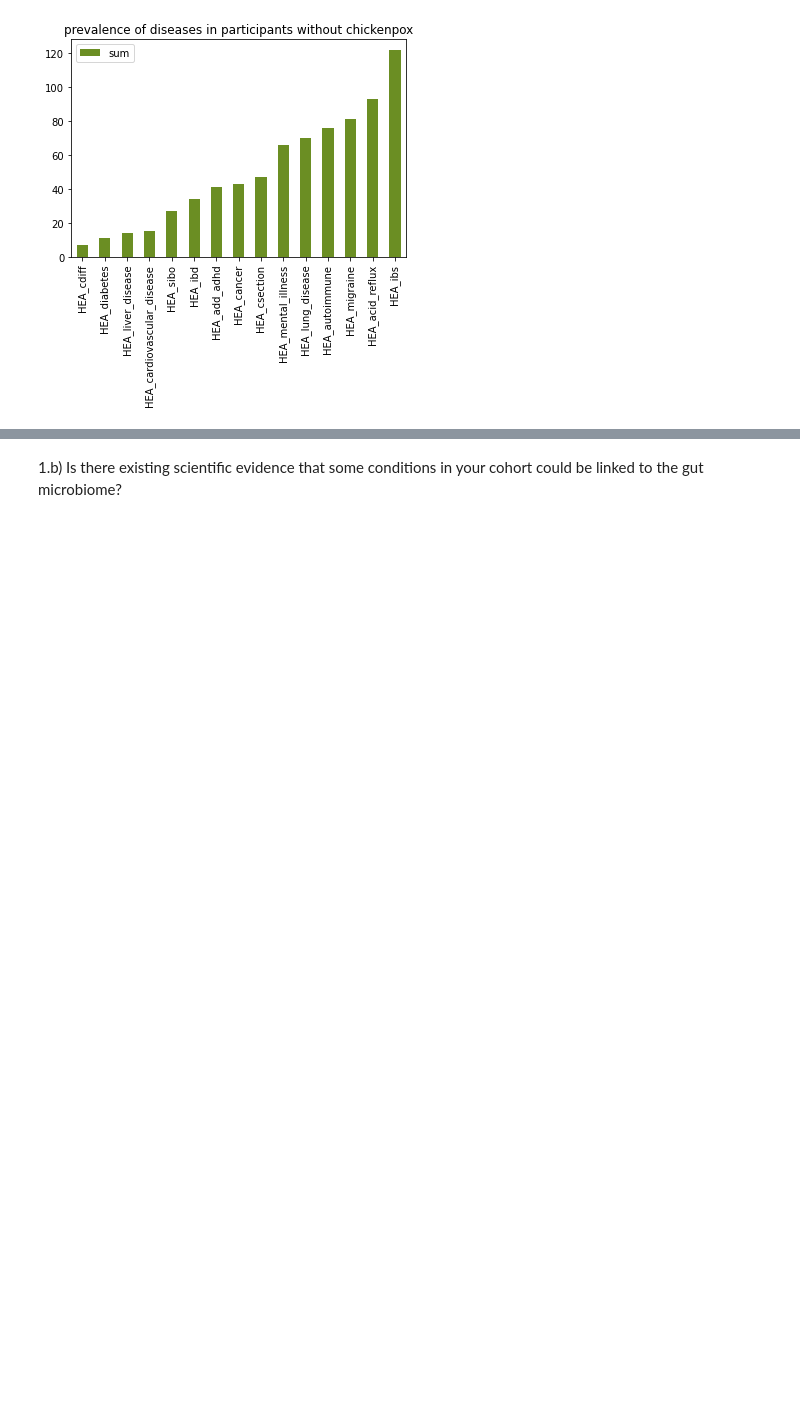
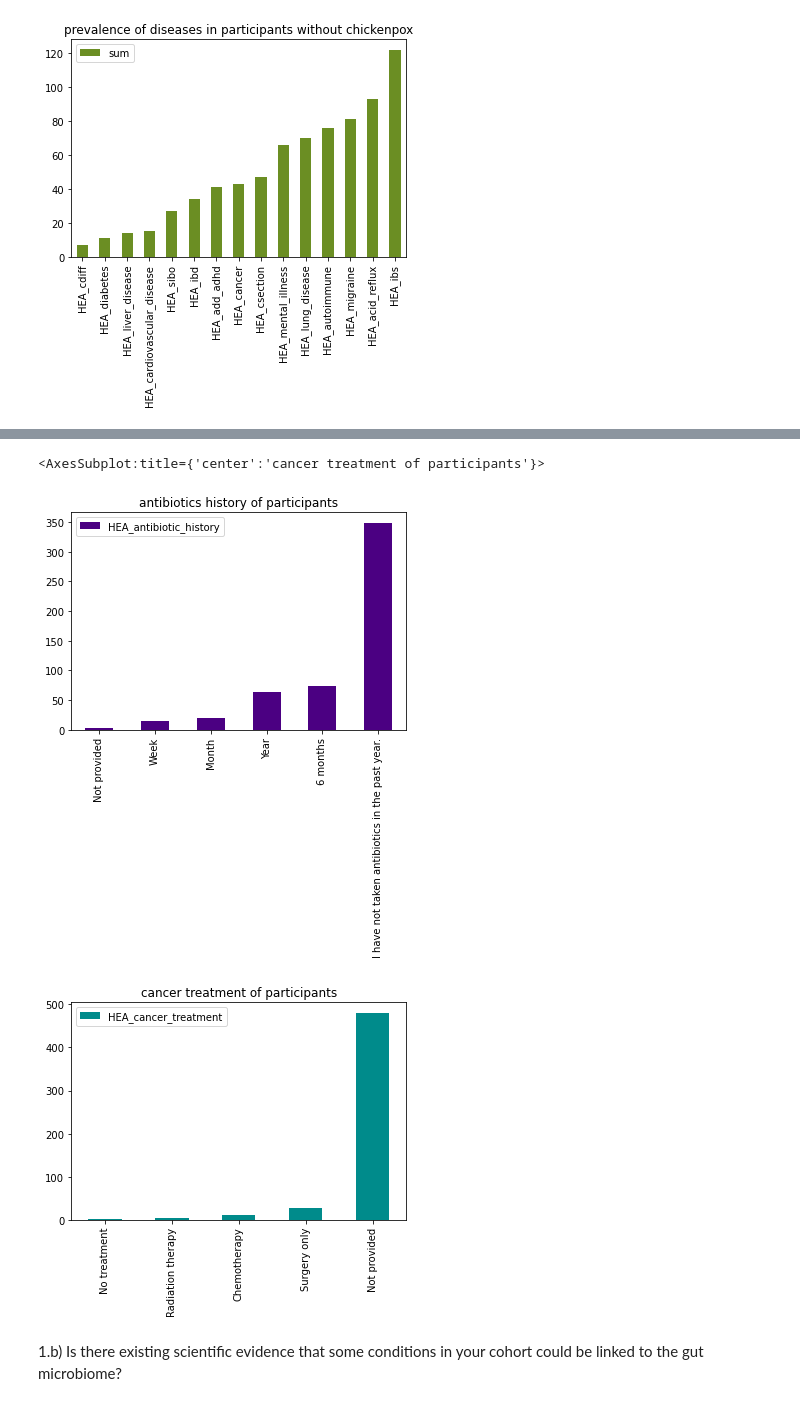
Before and after one commit to annawet/Poop-Power, a Jupyter notebook: ExploringMetadata.ipynb, the cells around one changed output, grey strips where cells are left out. Drawn from its saved outputs; the diff is of its cells as text; code cells hidden in the pictures; blank space fills up the shorter version.

```diff
--- a/ExploringMetadata.ipynb
+++ b/ExploringMetadata.ipynb
@@ -94,5 +102,19 @@ allergies = ['HEA_allergic_to_peanuts','HEA_seasonal_allergies' ]
 # %%
+#treatment history has strings and not just boolean values
 treatment_history = ['HEA_antibiotic_history', 'HEA_appendix_removed', 'HEA_cancer_treatment']
+df_treatment_history = df_metadata.loc[:, treatment_history] #taking only treatment_history-columns out of metadata
+#visualizing antibiotioc history
+df_antibiotics = pd.DataFrame(df_treatment_history.HEA_antibiotic_history.value_counts())
+df_antibiotics = df_antibiotics.sort_values('HEA_antibiotic_history')
+df_antibiotics.plot(kind = 'bar', title = 'antibiotics history of participants', color = 'indigo')
+#visualizing cancer treatments
+df_cancert = pd.DataFrame(df_treatment_history.HEA_cancer_treatment.value_counts())
+df_cancert = df_cancert.sort_values('HEA_cancer_treatment')
+df_cancert.plot(kind = 'bar', title = 'cancer treatment of participants', color = 'darkcyan')
+# %% [output]
+<AxesSubplot:title={'center':'cancer treatment of participants'}>
+[figure, added]
+[figure, added]
 # %% [markdown]
 1.b) Is there existing scientific evidence that some conditions in your cohort could be linked to the gut
 microbiome?
```
Also changed, not shown: parts of 1 cell of this notebook.
